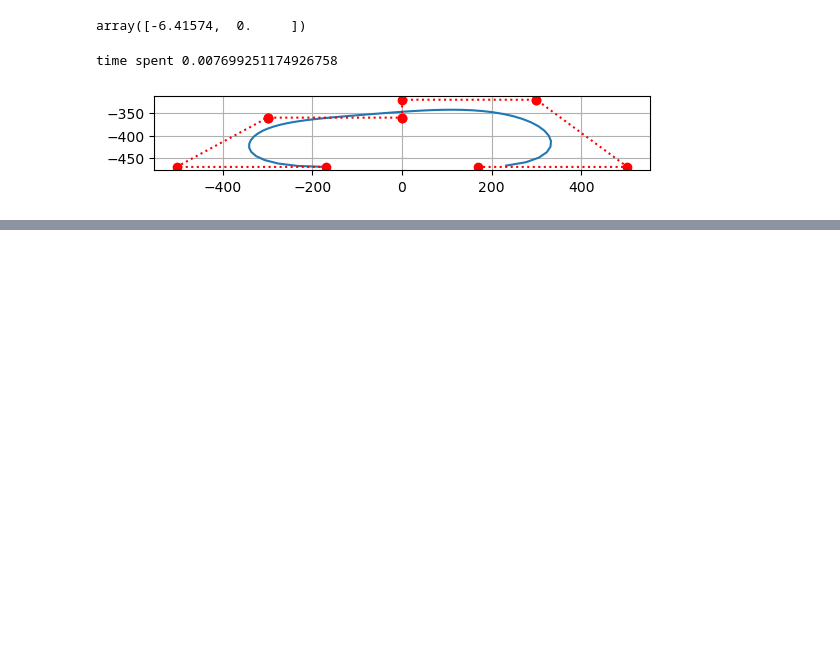
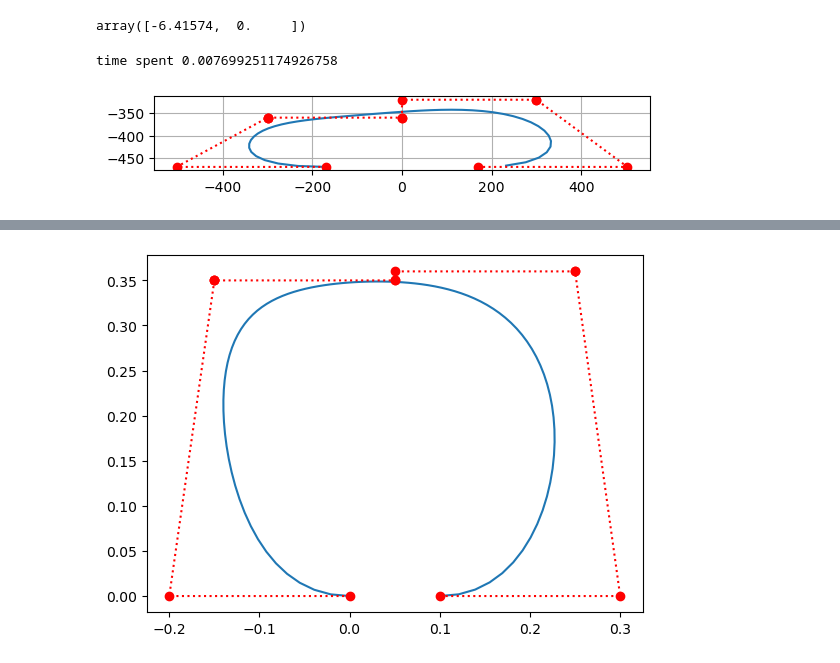
Before and after one commit to guanlunlu/MBD_Corgi_python, a Jupyter notebook: script/test.ipynb, the cells around one changed output, grey strips where cells are left out. Cells and saved outputs as stored; diff of their text form; code cells hidden in the pictures; blank space fills up the shorter version.

```diff
--- a/script/test.ipynb
+++ b/script/test.ipynb
@@ -48,7 +48,3 @@ plt.show()
 # %% [output]
 time spent 0.007699251174926758
 [figure]
-# %%
-a = np.array([0, 1])
-b = np.array([a, a])
-b
@@ -121,0 +94,40 @@ print(np.interp(0.01, t_points, test_set_1[:, 0]))
+# %%
+from Bezier import Bezier
+import numpy as np
+from numpy import array as a
+import matplotlib.pyplot as plt
+from mpl_toolkits.mplot3d import Axes3D
+import time
+
+h = 0.35
+dh = 0.01
+L = 0.1
+dL1 = 0.2
+dL2 = -0.05
+dL3 = 0.2
+dL4 = -0.05
+
+c0 = np.array([0,0])
+c1 = c0 - np.array([dL1, 0])
+c2 = c1 - np.array([dL2, 0]) + np.array([0, h])
+c3 = c2
+c4 = c2
+c5 = c4 + np.array([0.5 * L + dL1 + dL2, 0])
+c6 = c5
+c7 = c5 + np.array([0, dh])
+c8 = c7 + np.array([0.5 * L + dL3 + dL4, 0])
+c9 = c8
+c10 = c8 - np.array([dL4, h + dh])
+c11 = c10 - np.array([dL3, 0])
+
+c_set = np.array([c0, c1, c2, c3, c4, c5, c6, c7, c8, c9, c10, c11])
+t_points = np.linspace(0, 1, 100)
+
+curve = Bezier.Curve(t_points, c_set)
+
+plt.plot(curve[:, 0], curve[:, 1])
+plt.plot(c_set[:, 0], c_set[:, 1], "ro:")
+plt.gca().set_aspect("equal", adjustable="box")
+plt.show()
+# %% [output]
+[figure, added]
```
Also changed, not shown: parts of 6 cells of this notebook, 2 other files.
